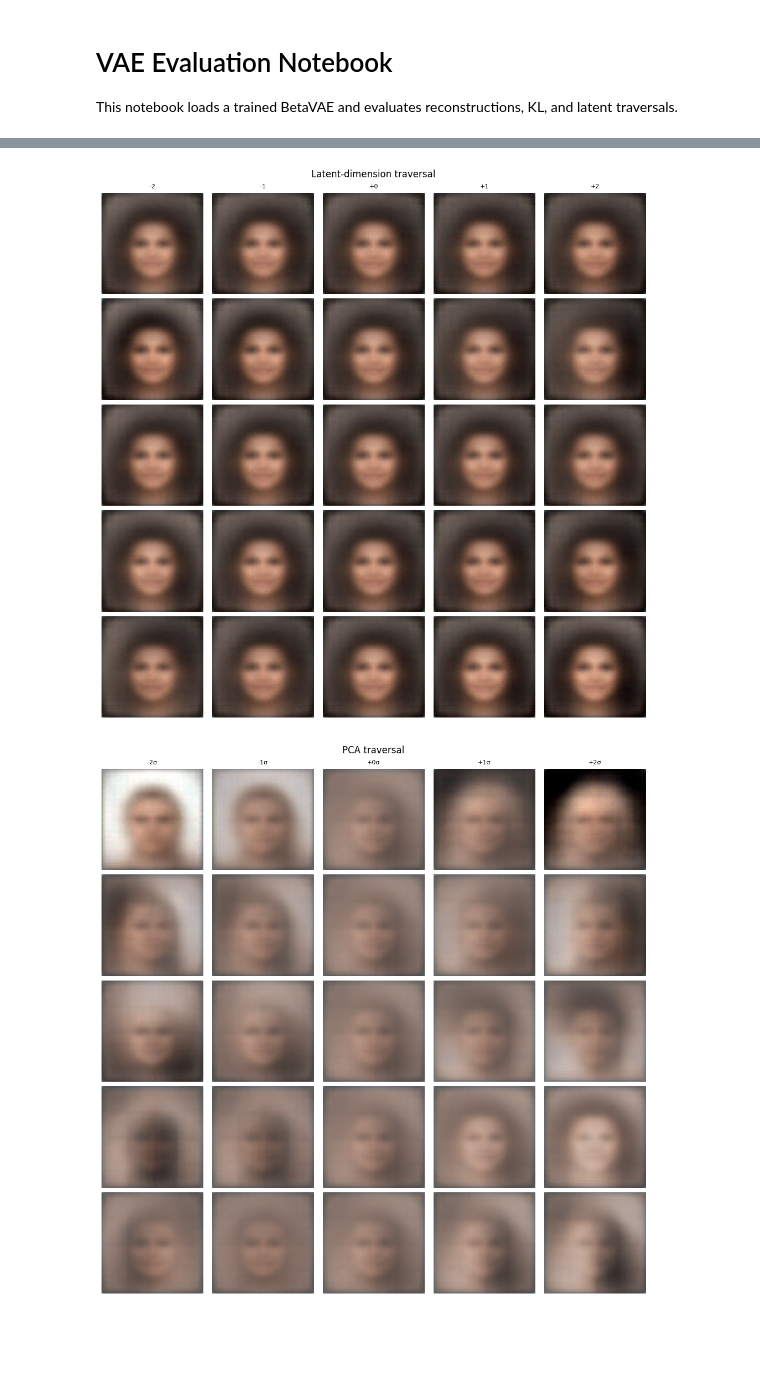
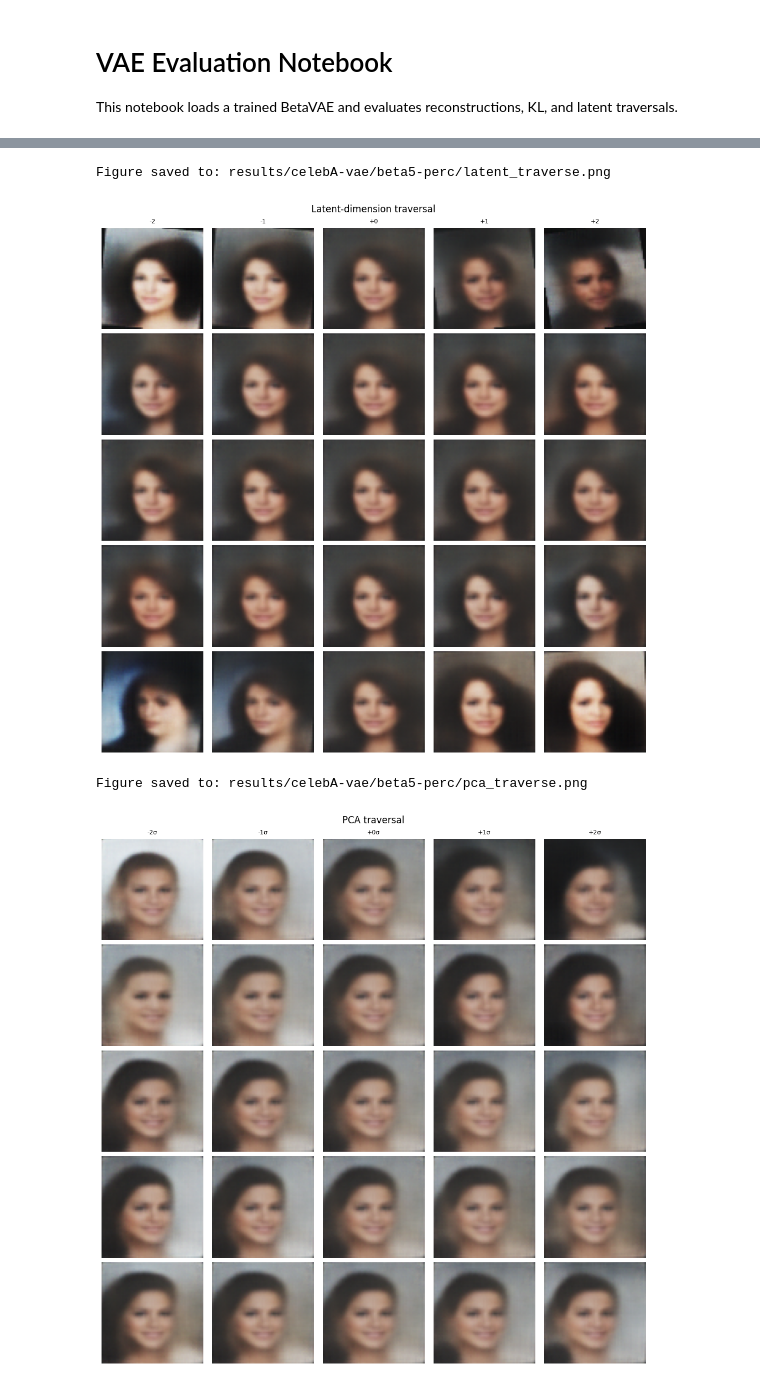
Before and after one commit to ptonso/latent-reason, a Jupyter notebook: pca_on_vae_beta.ipynb, the cells around one changed output, grey strips where cells are left out. Saved outputs shown, nothing was run; the diff lists cells and outputs as text; code cells hidden in the pictures; blank space fills up the shorter version.

Commit message:
fix ( mdl and recon )

```diff
--- a/pca_on_vae_beta.ipynb
+++ b/pca_on_vae_beta.ipynb
@@ -2,14 +2,20 @@
 # VAE Evaluation Notebook
 This notebook loads a trained BetaVAE and evaluates reconstructions, KL, and latent traversals.
 # %%
-from src.vae.evaluate_run import load_vae, val_loader_from_yaml, basic_metrics, mu_variance, plot_recon, latent_traverse, pca_traverse
+from src.vae.evaluate_run import (
+    load_vae, val_loader_from_yaml,
+    basic_metrics, mu_variance,
+    plot_recon, latent_traverse,
+    pca_traverse
+)
 
 # Set paths
 
 project_name = 'celebA-vae'
-run_name = 'beta5-test'
+run_name = 'beta5-perc'
 
-run_dir = f'runs/{project_name}/{run_name}'
+run_dir  = f'runs/{project_name}/{run_name}'
+save_dir = f'results/{project_name}/{run_name}'
 # %%
 # Prepare validation loader
 
@@ -47,18 +56,22 @@ plot_recon(vae, val_loader, device, n=6)
 # Latent dimension traversal
 latent_traverse(
     vae, val_loader, device,
-    dims=5, scale=3.0
+    dims=5, scale=3.0,
+    save_dir=save_dir
     )
 # %% [output]
+Figure saved to: results/celebA-vae/beta5-perc/latent_traverse.png
-[figure, old version]
+[figure, new version]
 # %%
 # PCA-based traversal
 pca_traverse(
     vae, val_loader, device,
-    n_pcs=5, scale=1.0
+    n_pcs=5, scale=1.0,
+    save_dir=save_dir
     )
 # %% [output]
+Figure saved to: results/celebA-vae/beta5-perc/pca_traverse.png
-[figure, old version]
+[figure, new version]
 # %%
 from src.vae.evaluate_run import (
     get_all_latents, compute_latent_stats,
```
Also changed, not shown: parts of 6 cells of this notebook, 11 other files.
